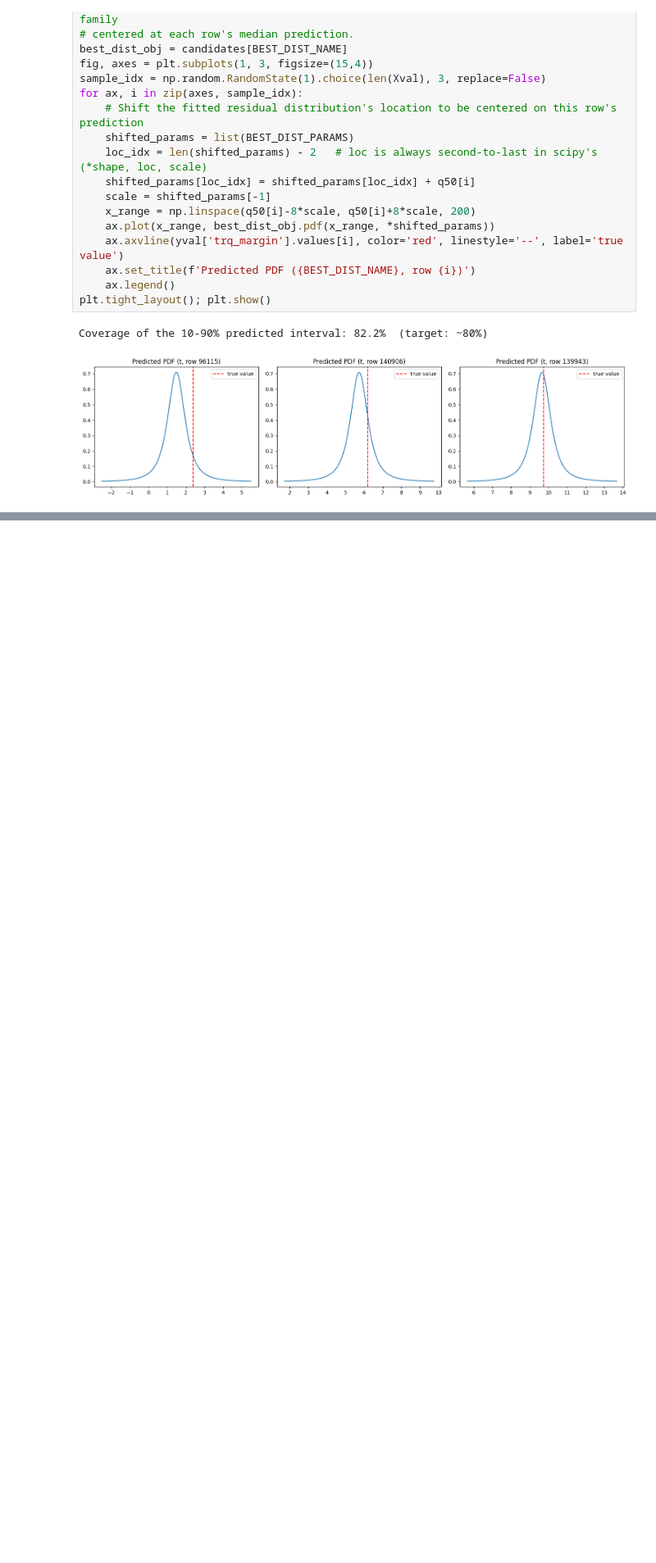
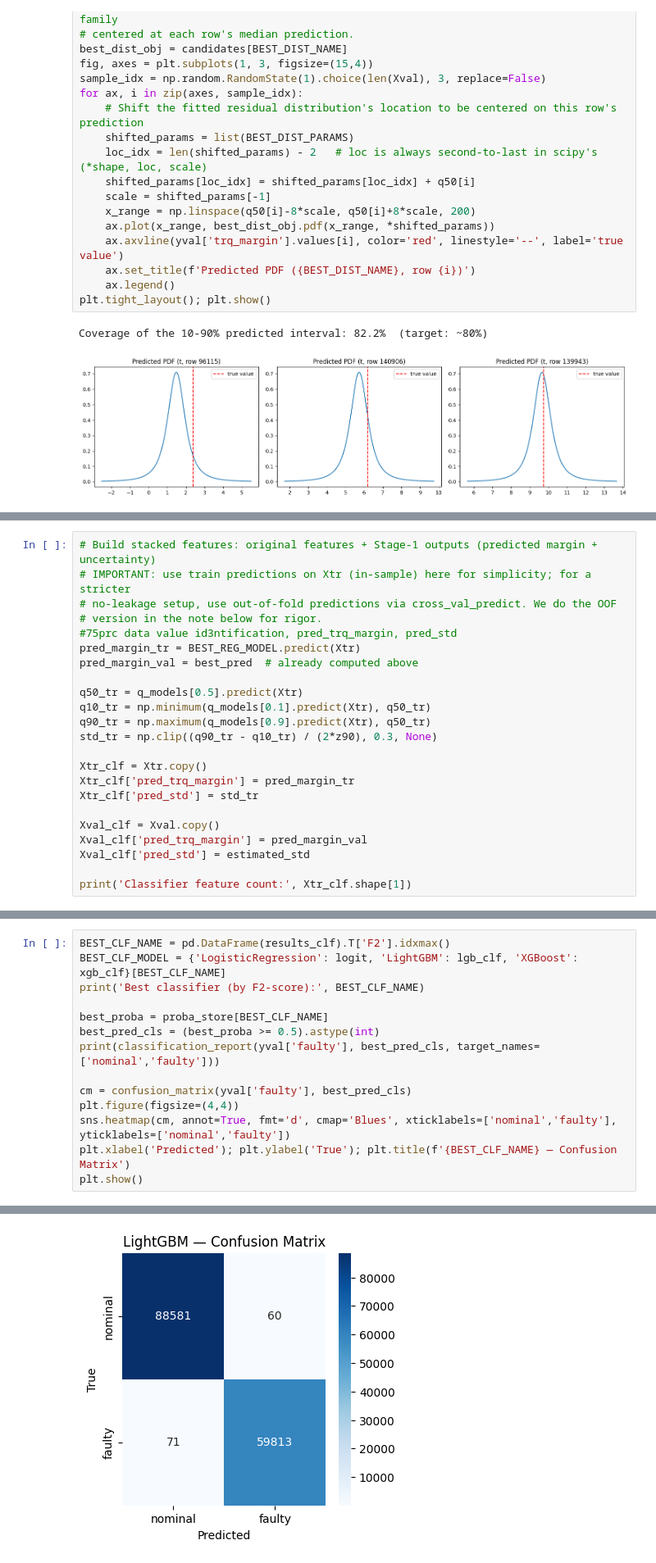
Before and after one commit to kulsoomz99/Helicopter-Turbine-Engine-Health-Estimation, a Jupyter notebook: Helicopter_Turbine_Engine_Health_Estimation.ipynb, the cells around one changed output, grey strips where cells are left out. Shown at 82% size. Drawn from its saved outputs; the diff is of its cells as text; blank space fills up the shorter version.

Commit message:
Stage 2 added

```diff
--- a/Helicopter_Turbine_Engine_Health_Estimation.ipynb
+++ b/Helicopter_Turbine_Engine_Health_Estimation.ipynb
@@ -637,0 +650,23 @@ Coverage of the 10-90% predicted interval: 82.2%  (target: ~80%)
+# %%
+# Build stacked features: original features + Stage-1 outputs (predicted margin + uncertainty)
+# IMPORTANT: use train predictions on Xtr (in-sample) here for simplicity; for a stricter
+# no-leakage setup, use out-of-fold predictions via cross_val_predict. We do the OOF
+# version in the note below for rigor.
+#75prc data value id3ntification, pred_trq_margin, pred_std
+pred_margin_tr = BEST_REG_MODEL.predict(Xtr)
+pred_margin_val = best_pred  # already computed above
+
+q50_tr = q_models[0.5].predict(Xtr)
+q10_tr = np.minimum(q_models[0.1].predict(Xtr), q50_tr)
+q90_tr = np.maximum(q_models[0.9].predict(Xtr), q50_tr)
+std_tr = np.clip((q90_tr - q10_tr) / (2*z90), 0.3, None)
+
+Xtr_clf = Xtr.copy()
+Xtr_clf['pred_trq_margin'] = pred_margin_tr
+Xtr_clf['pred_std'] = std_tr
+
+Xval_clf = Xval.copy()
+Xval_clf['pred_trq_margin'] = pred_margin_val
+Xval_clf['pred_std'] = estimated_std
+
+print('Classifier feature count:', Xtr_clf.shape[1])
@@ -637,0 +767,15 @@ Coverage of the 10-90% predicted interval: 82.2%  (target: ~80%)
+# %%
+BEST_CLF_NAME = pd.DataFrame(results_clf).T['F2'].idxmax()
+BEST_CLF_MODEL = {'LogisticRegression': logit, 'LightGBM': lgb_clf, 'XGBoost': xgb_clf}[BEST_CLF_NAME]
+print('Best classifier (by F2-score):', BEST_CLF_NAME)
+
+best_proba = proba_store[BEST_CLF_NAME]
+best_pred_cls = (best_proba >= 0.5).astype(int)
+print(classification_report(yval['faulty'], best_pred_cls, target_names=['nominal','faulty']))
+
+cm = confusion_matrix(yval['faulty'], best_pred_cls)
+plt.figure(figsize=(4,4))
+sns.heatmap(cm, annot=True, fmt='d', cmap='Blues', xticklabels=['nominal','faulty'], yticklabels=['nominal','faulty'])
+plt.xlabel('Predicted'); plt.ylabel('True'); plt.title(f'{BEST_CLF_NAME} — Confusion Matrix')
+plt.show()
+# %% [output]
@@ -637,0 +791 @@ Coverage of the 10-90% predicted interval: 82.2%  (target: ~80%)
+[figure, added]
```
Also changed, not shown: parts of 8 cells of this notebook.
